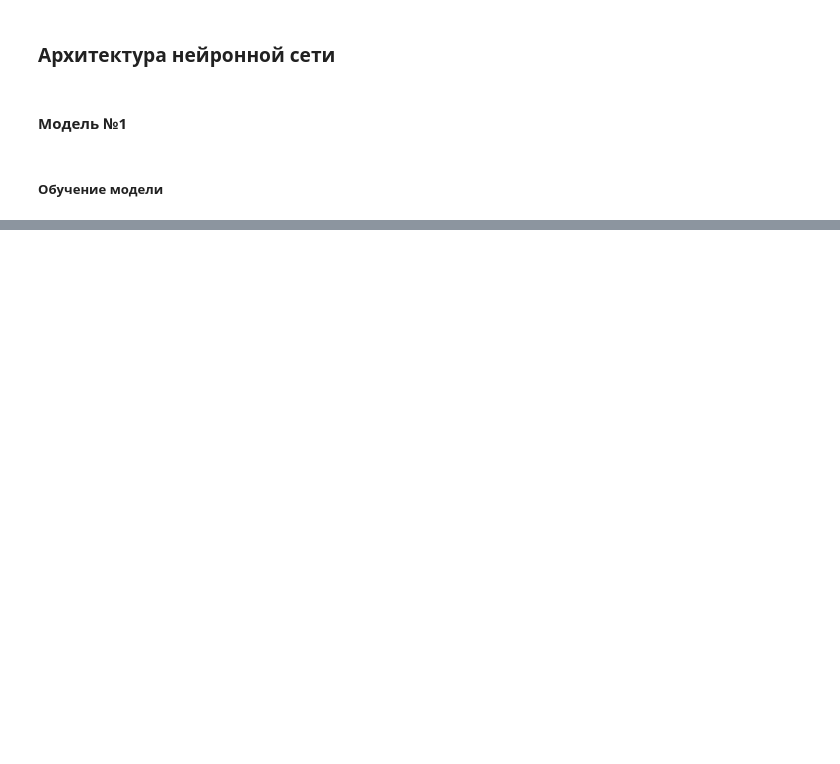
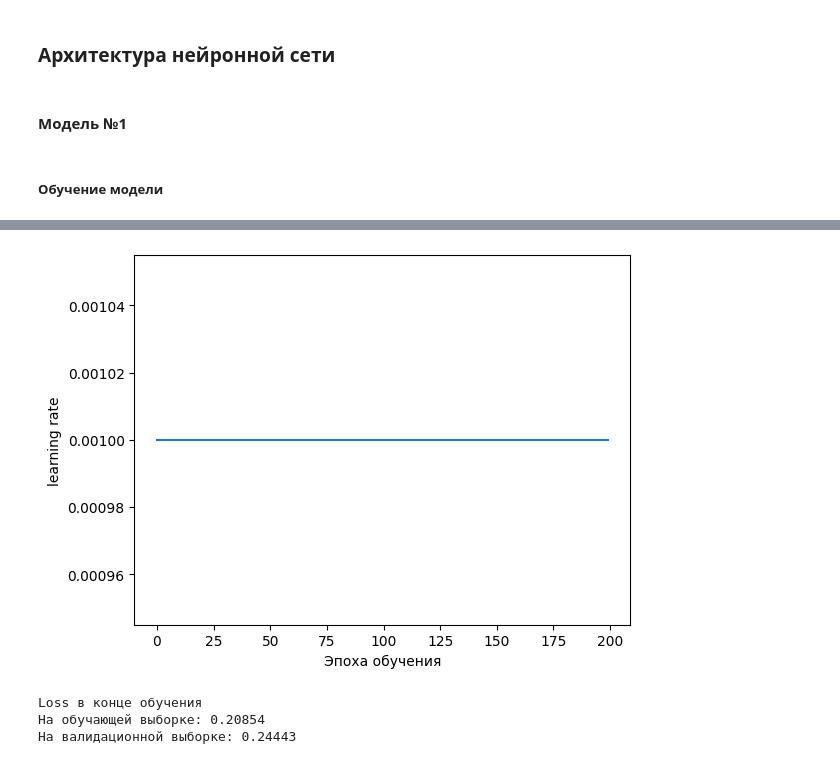
Before and after one commit to ArtyomShabunin/SMOPA, a Jupyter notebook: lesson_7.ipynb, the cells around one changed output, grey strips where cells are left out. Saved outputs shown, nothing was run; the diff lists cells and outputs as text; code cells hidden in the pictures; blank space fills up the shorter version.

```diff
--- a/lesson_7.ipynb
+++ b/lesson_7.ipynb
@@ -740,0 +705,14 @@ shap.summary_plot(shap_values, X_test_resampled_scaled, class_names=target_colum
+# %%
+plt.plot(lr_FCNN_16_4);
+plt.ylabel("learning rate");
+plt.xlabel("Эпоха обучения");
+# %% [output]
+[figure, added]
+# %%
+print('Loss в конце обучения')
+print(f'На обучающей выборке: {losses_FCNN_16_4["train"][-1]:.5f}')
+print(f'На валидационной выборке: {losses_FCNN_16_4["valid"][-1]:.5f}')
+# %% [output]
+Loss в конце обучения
+На обучающей выборке: 0.20854
+На валидационной выборке: 0.24443
```
Also changed, not shown: parts of 192 cells of this notebook.
